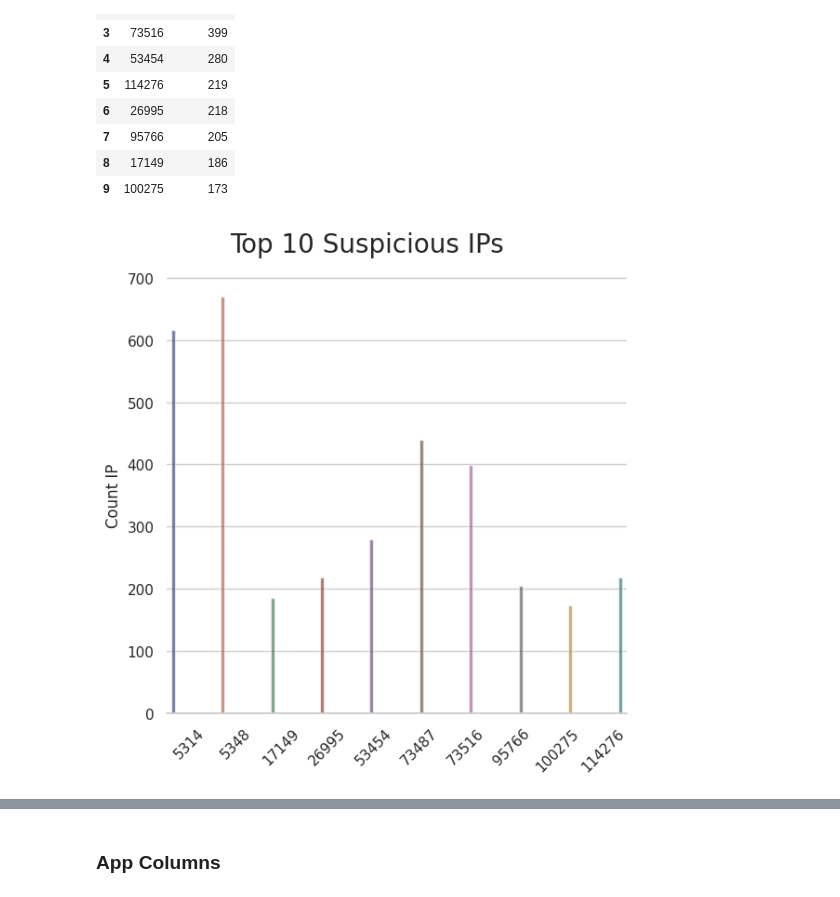
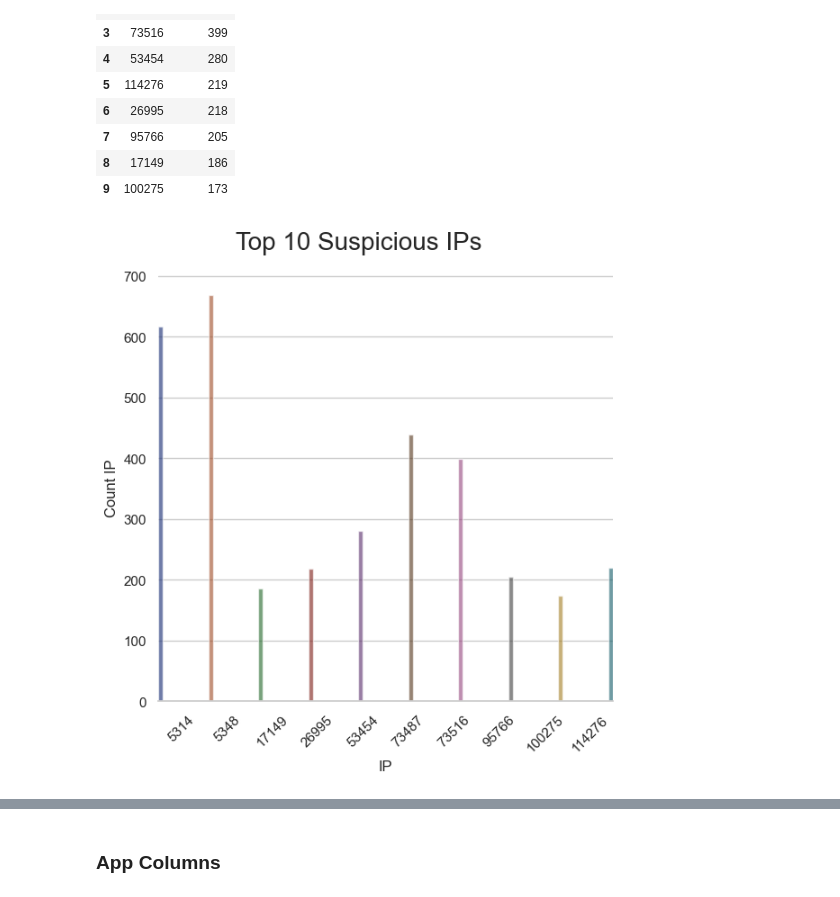
Before and after one commit to markqle/TalkingData-AdFraud-ML, a Jupyter notebook: Talking_Data_ML.ipynb, the cells around one changed output, grey strips where cells are left out. Saved outputs shown, nothing was run; the diff lists cells and outputs as text; code cells hidden in the pictures.

```diff
--- a/Talking_Data_ML.ipynb
+++ b/Talking_Data_ML.ipynb
@@ -87,3 +96,5 @@ sample = df_train.sample(n=50000,random_state=42)
+# %%
+df_sample = pd.read_csv(f'C:/WeCloudData/Machine Learning/Capstone/talkingdata-adtracking-fraud-detection/train_sample.csv')
 # %%
 df_sample.head(10)
 # %% [output]
@@ -289,20 +281,22 @@ grouped_ip.head(10)
 # %%
 sns.set_theme(style="whitegrid")
 
 # Draw a nested barplot by species and sex
 g = sns.catplot(
     data=grouped_ip.head(10), kind="bar",
-    x="ip", y="count_ip", hue="ip", palette="dark", alpha=.6, height=6
+    x="ip", y="count_ip", hue="ip", palette="dark", alpha=.6, height=6, width = 1
+
 )
 g.despine(left=True)
 g.set_axis_labels("", "Count IP")
 
 g.fig.subplots_adjust(top=0.9)
 g.fig.suptitle("Top 10 Suspicious IPs",
                   fontsize=20, fontdict={"weight": "bold"})
+plt.xlabel('IP')
 plt.xticks(rotation=45);
 # %% [output]
-[figure, old version]
+[figure, new version]
 # %%
 ip_unique = df_sample['ip'].unique()
 count_ip = df_sample['ip'].value_counts()
```
Also changed, not shown: parts of 83 cells of this notebook.
